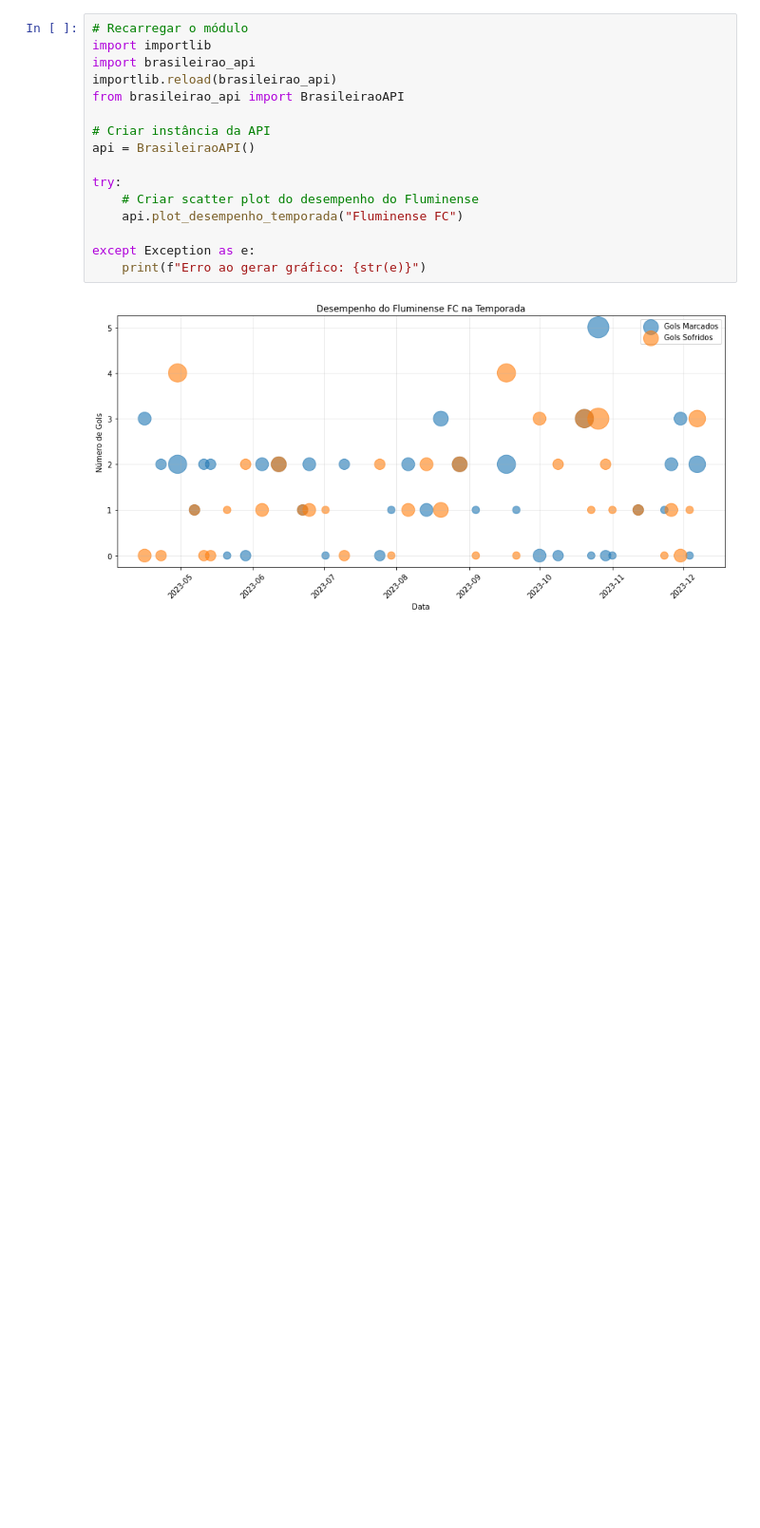
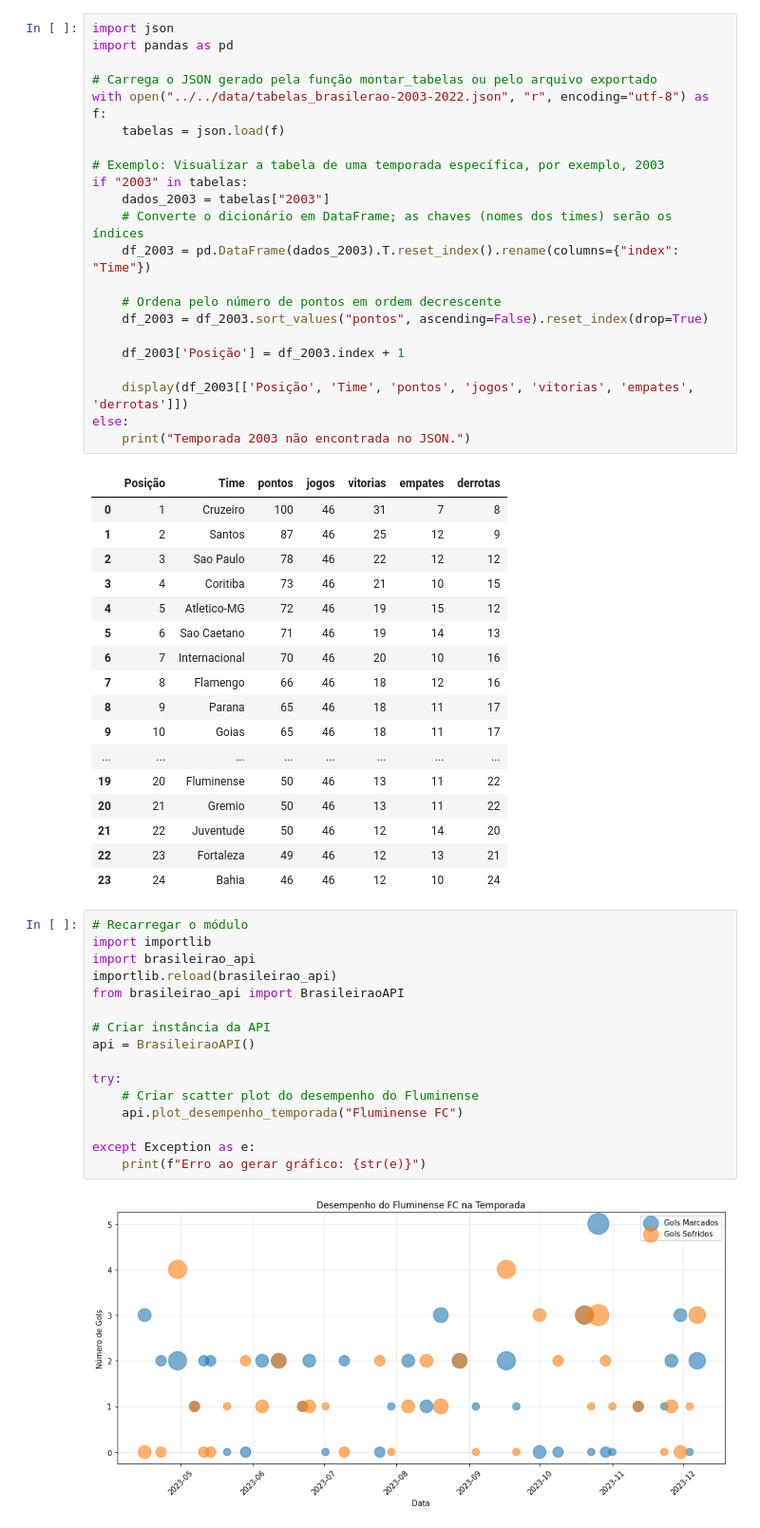
Before and after one commit to klsio22/brazileirao-data-analysis, a Jupyter notebook: statistics_futebol/brazilian_data/brasileirao.ipynb, the cells around one changed output. Shown at 95% size. Drawn from its saved outputs; the diff is of its cells as text; blank space fills up the shorter version.

Commit message:
feat(main): Creating a collection of tables in the database

```diff
--- a/statistics_futebol/brazilian_data/brasileirao.ipynb
+++ b/statistics_futebol/brazilian_data/brasileirao.ipynb
@@ -196,3 +136,43 @@ Total de vitórias: 0
+# %%
+import json
+import pandas as pd
+
+# Carrega o JSON gerado pela função montar_tabelas ou pelo arquivo exportado
+with open("../../data/tabelas_brasilerao-2003-2022.json", "r", encoding="utf-8") as f:
+    tabelas = json.load(f)
+
+# Exemplo: Visualizar a tabela de uma temporada específica, por exemplo, 2003
+if "2003" in tabelas:
+    dados_2003 = tabelas["2003"]
+    # Converte o dicionário em DataFrame; as chaves (nomes dos times) serão os índices
+    df_2003 = pd.DataFrame(dados_2003).T.reset_index().rename(columns={"index": "Time"})
+
+    # Ordena pelo número de pontos em ordem decrescente
+    df_2003 = df_2003.sort_values("pontos", ascending=False).reset_index(drop=True)
+
+    df_2003['Posição'] = df_2003.index + 1
+
+    display(df_2003[['Posição', 'Time', 'pontos', 'jogos', 'vitorias', 'empates', 'derrotas']])
+else:
+    print("Temporada 2003 não encontrada no JSON.")
+# %% [output]
+|  | Posição | Time | pontos | jogos | vitorias | empates | derrotas |
+| 0 | 1 | Cruzeiro | 100 | 46 | 31 | 7 | 8 |
+| 1 | 2 | Santos | 87 | 46 | 25 | 12 | 9 |
+| 2 | 3 | Sao Paulo | 78 | 46 | 22 | 12 | 12 |
+| 3 | 4 | Coritiba | 73 | 46 | 21 | 10 | 15 |
+| 4 | 5 | Atletico-MG | 72 | 46 | 19 | 15 | 12 |
+| 5 | 6 | Sao Caetano | 71 | 46 | 19 | 14 | 13 |
+| 6 | 7 | Internacional | 70 | 46 | 20 | 10 | 16 |
+| 7 | 8 | Flamengo | 66 | 46 | 18 | 12 | 16 |
+| 8 | 9 | Parana | 65 | 46 | 18 | 11 | 17 |
+| 9 | 10 | Goias | 65 | 46 | 18 | 11 | 17 |
+| ... | ... | ... | ... | ... | ... | ... | ... |
+| 19 | 20 | Fluminense | 50 | 46 | 13 | 11 | 22 |
+| 20 | 21 | Gremio | 50 | 46 | 13 | 11 | 22 |
+| 21 | 22 | Juventude | 50 | 46 | 12 | 14 | 20 |
+| 22 | 23 | Fortaleza | 49 | 46 | 12 | 13 | 21 |
+| 23 | 24 | Bahia | 46 | 46 | 12 | 10 | 24 |
 # %%
 # Recarregar o módulo
 import importlib
```
Also changed, not shown: parts of 10 cells of this notebook, 4 other files.
